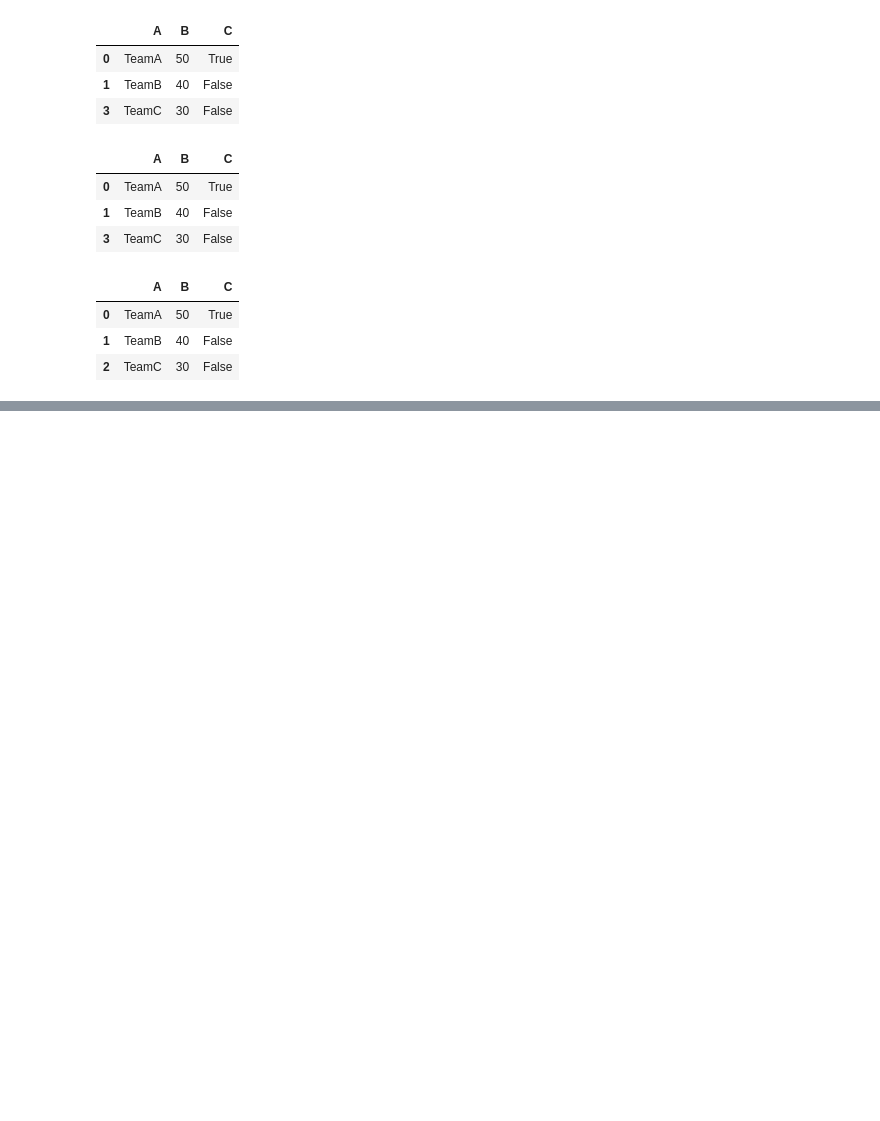
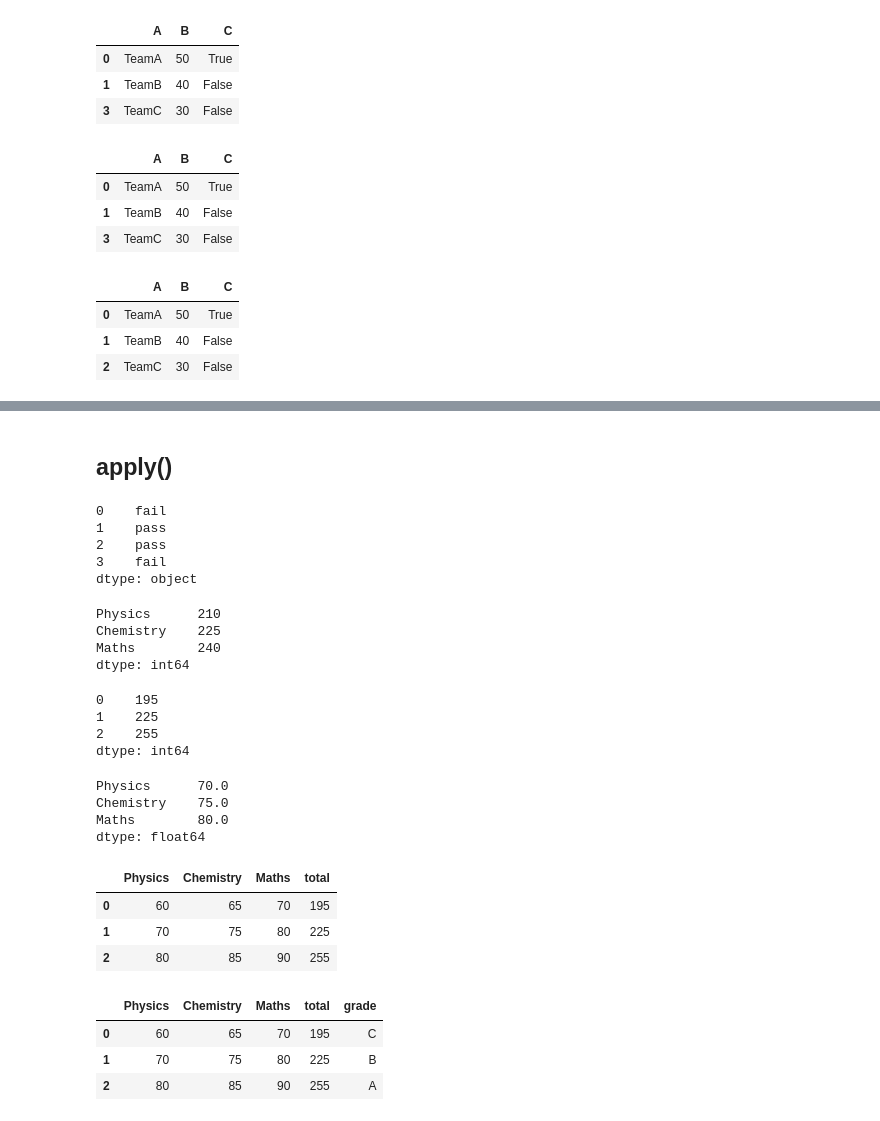
Before and after one commit to koffandaff/Python-2, a Jupyter notebook: T1/Ch1/Notes/Dhruvil/p1.ipynb, the cells around one changed output, grey strips where cells are left out. Drawn from its saved outputs; the diff is of its cells as text; code cells hidden in the pictures; blank space fills up the shorter version.

```diff
--- a/T1/Ch1/Notes/Dhruvil/p1.ipynb
+++ b/T1/Ch1/Notes/Dhruvil/p1.ipynb
@@ -1231,0 +1285,73 @@ df
+# %% [markdown]
+## apply()
+# %%
+# apply()
+import pandas as pd
+s  = pd.Series([35,67,90,45])
+def pass_fail(x):
+    return 'pass' if x>=50 else 'fail'
+
+results = s.apply(pass_fail)
+results
+# %% [output]
+0    fail
+1    pass
+2    pass
+3    fail
+dtype: object
+# %%
+df = pd.DataFrame({
+    'Physics': [60,70,80],
+    'Chemistry': [65,75,85],
+    'Maths': [70,80,90]
+})
+result = df.apply(sum) # default Function sum that js adds the values
+print(result)
+# %% [output]
+Physics      210
+Chemistry    225
+Maths        240
+dtype: int64
+# %%
+aresult = df.apply(sum, axis=1) # add rows data instead of column
+aresult
+# %% [output]
+0    195
+1    225
+2    255
+dtype: int64
+# %%
+# using lambda
+meanresult = df.apply(lambda x: x.mean())
+print(meanresult)
+# %% [output]
+Physics      70.0
+Chemistry    75.0
+Maths        80.0
+dtype: float64
+# %%
+## actual usage
+
+df['total'] = df.apply(sum, axis=1)
+df
+# %% [output]
+|  | Physics | Chemistry | Maths | total |
+| 0 | 60 | 65 | 70 | 195 |
+| 1 | 70 | 75 | 80 | 225 |
+| 2 | 80 | 85 | 90 | 255 |
+# %%
+def grade(x):
+    if x>=250 :
+        return 'A'
+    elif x>=200 :
+        return 'B'
+    else :
+        return 'C'
+
+df['grade'] = df['total'].apply(grade)
+df
+# %% [output]
+|  | Physics | Chemistry | Maths | total | grade |
+| 0 | 60 | 65 | 70 | 195 | C |
+| 1 | 70 | 75 | 80 | 225 | B |
+| 2 | 80 | 85 | 90 | 255 | A |
```
Also changed, not shown: parts of 20 cells of this notebook.
